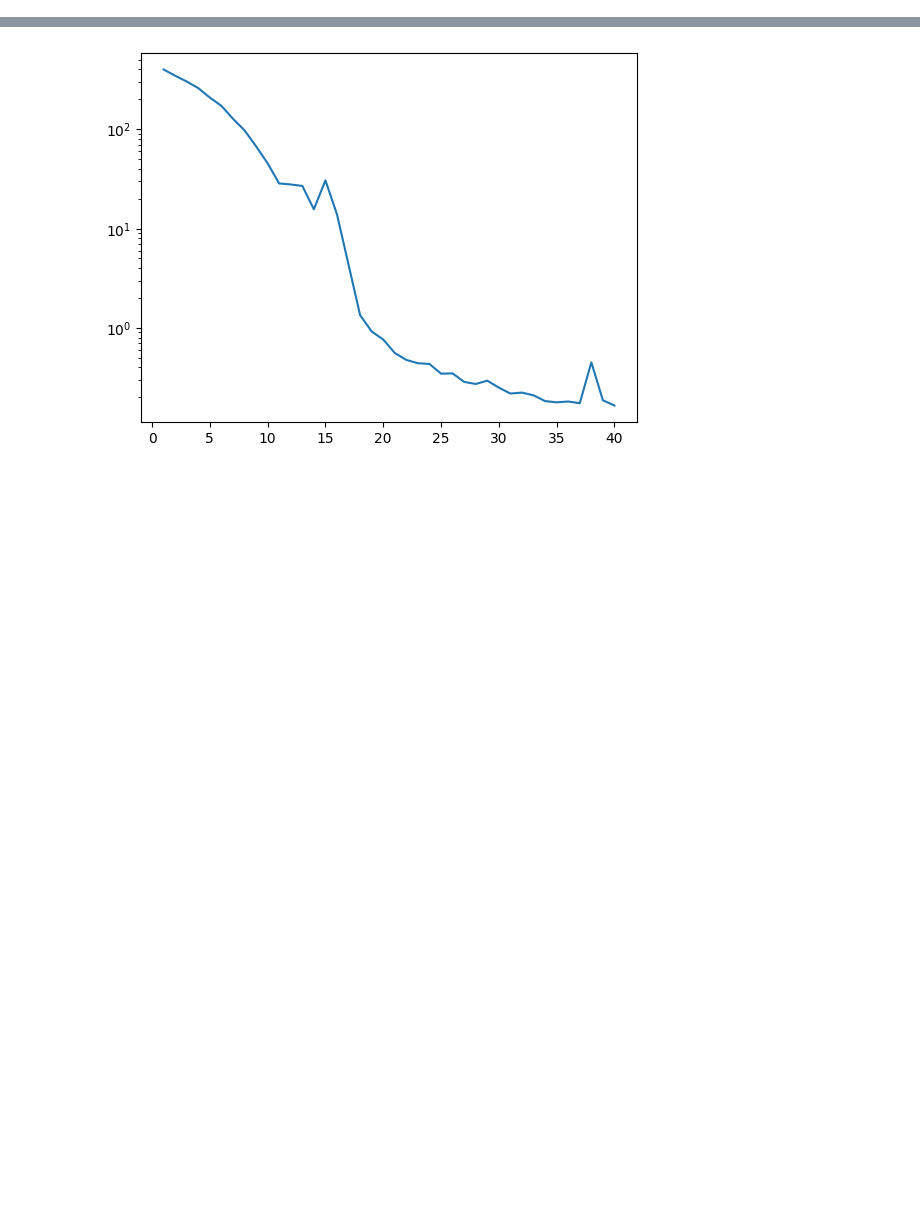
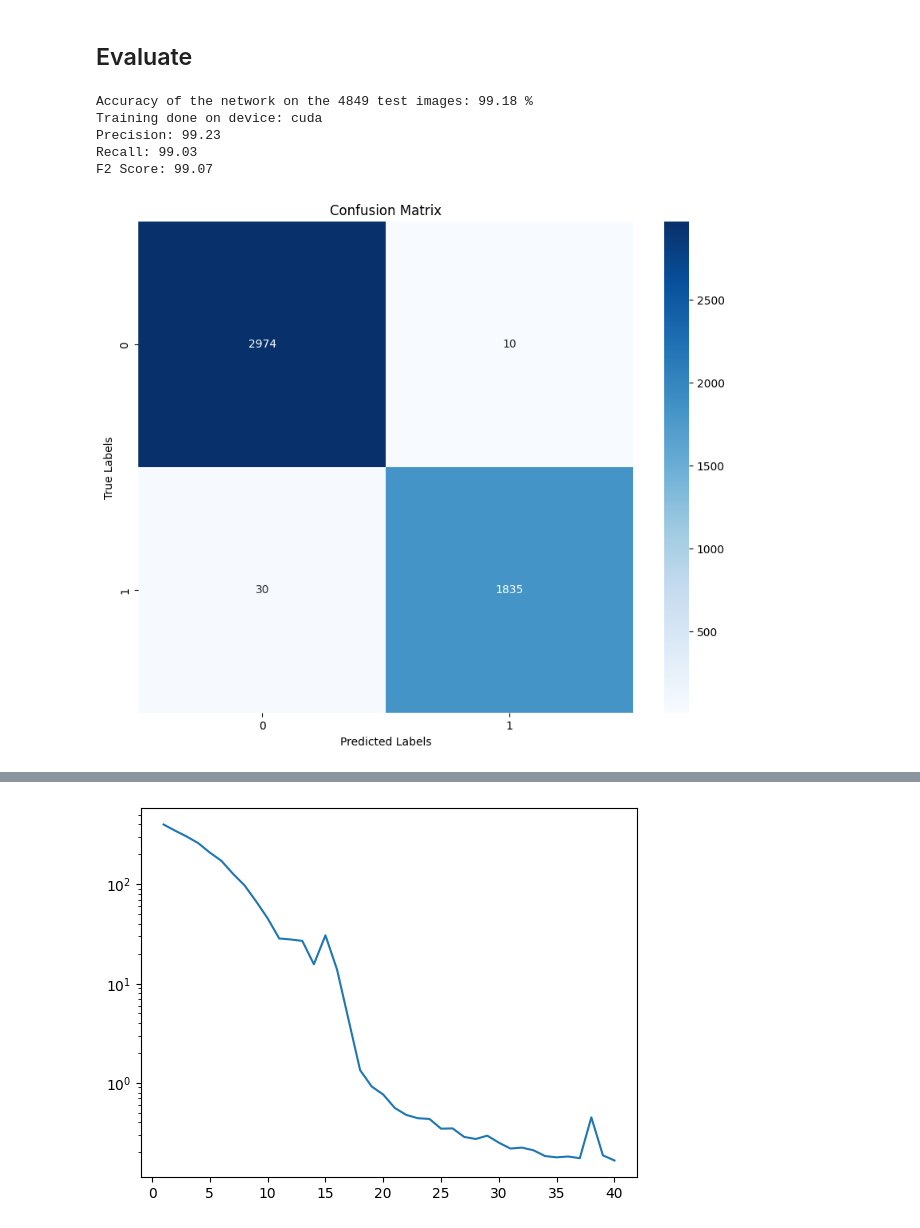
Before and after one commit to chusanapunn/pneu_class, a Jupyter notebook: report.ipynb, the cells around one changed output, grey strips where cells are left out. Drawn from its saved outputs; the diff is of its cells as text; code cells hidden in the pictures; blank space fills up the shorter version.

```diff
--- a/report.ipynb
+++ b/report.ipynb
@@ -194,0 +195,61 @@ Training done on device: cuda
+# %% [markdown]
+## Evaluate
+# %%
+# net = ANET()
+# net.load_state_dict(torch.load(project_path + 'a_net.pth'))
+
+net = Covid19Net()
+net.load_state_dict(torch.load(project_path + 'covid19_net.pth'))
+
+correct = 0
+total = 0
+all_labels = []
+all_predictions = []
+correct_indices = []
+incorrect_indices = []
+
+with torch.no_grad():
+    for data in test_loader:
+        images, labels = data
+        outputs = net(images)
+        _, predicted = torch.max(outputs.data, 1)
+        total += labels.size(0)
+        correct += (predicted == labels).sum().item()
+
+        all_labels.extend(labels.cpu().numpy())
+        all_predictions.extend(predicted.cpu().numpy())
+
+        for i in range(labels.size(0)):
+            if predicted[i] == labels[i]:
+                correct_indices.append((images[i].cpu(), predicted[i].cpu(), labels[i].cpu()))
+            else:
+                incorrect_indices.append((images[i].cpu(), predicted[i].cpu(), labels[i].cpu()))
+
+
+precision = precision_score(all_labels, all_predictions, average='macro')
+recall = recall_score(all_labels, all_predictions, average='macro')
+f2_score = fbeta_score(all_labels, all_predictions, beta=2, average='macro')
+conf_matrix = confusion_matrix(all_labels, all_predictions)
+
+
+print('Accuracy of the network on the %d test images: %.2f %%' % (total, 100 * correct / total))
+print('Training done on device:', device)
+
+print('Precision: %.2f' % (precision * 100))
+print('Recall: %.2f' % (recall * 100))
+print('F2 Score: %.2f' % (f2_score * 100))
+
+# Plot the confusion matrix
+plt.figure(figsize=(10, 8))
+sns.heatmap(conf_matrix, annot=True, fmt='d', cmap='Blues')
+plt.xlabel('Predicted Labels')
+plt.ylabel('True Labels')
+plt.title('Confusion Matrix')
+plt.show()
+# %% [output]
+Accuracy of the network on the 4849 test images: 99.18 %
+Training done on device: cuda
+Precision: 99.23
+Recall: 99.03
+F2 Score: 99.07
+[figure, added]
```
Also changed, not shown: parts of 13 cells of this notebook, 2 other files.
